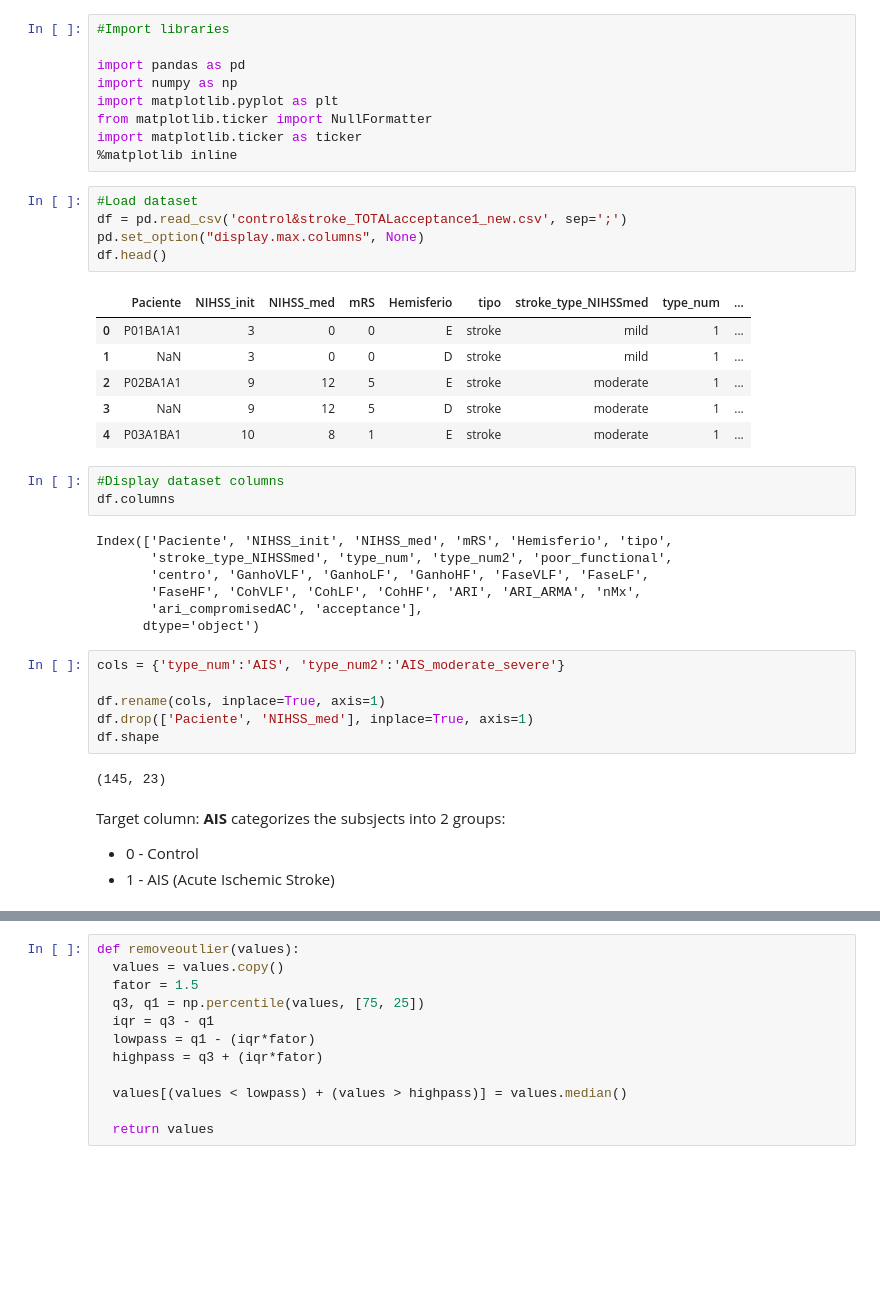
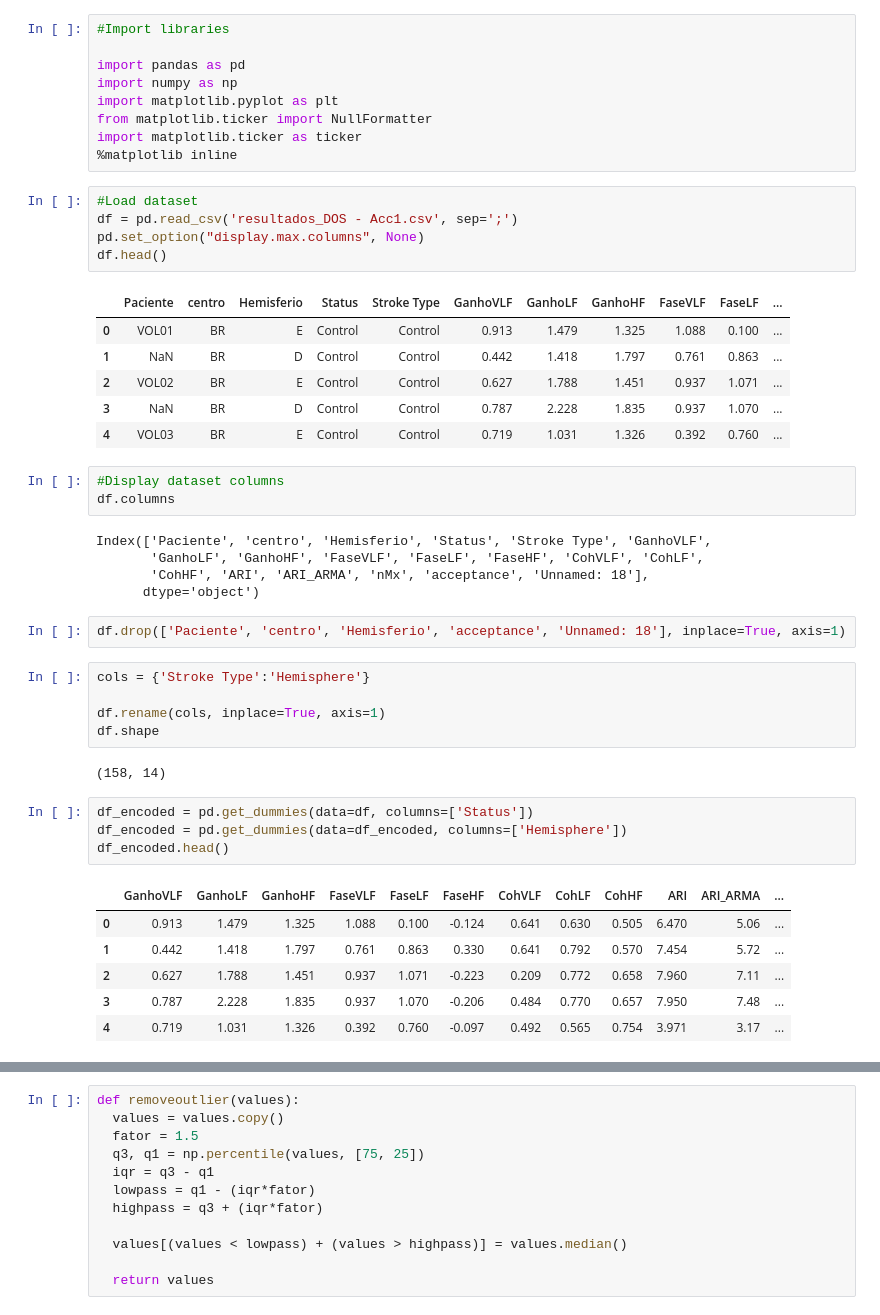
Before and after one commit to Renata-Romanelli/ML_stroke_prediction, a Jupyter notebook: KNN_classifier.ipynb, the cells around one changed output, grey strips where cells are left out. Saved outputs shown, nothing was run; the diff lists cells and outputs as text; blank space fills up the shorter version.

```diff
--- a/KNN_classifier.ipynb
+++ b/KNN_classifier.ipynb
@@ -19,35 +19,41 @@ import matplotlib.ticker as ticker
 %matplotlib inline
 # %%
 #Load dataset
-df = pd.read_csv('control&stroke_TOTALacceptance1_new.csv', sep=';')
+df = pd.read_csv('resultados_DOS - Acc1.csv', sep=';')
 pd.set_option("display.max.columns", None)
 df.head()
 # %% [output]
-|  | Paciente | NIHSS_init | NIHSS_med | mRS | Hemisferio | tipo | stroke_type_NIHSSmed | type_num | ... |
-| 0 | P01BA1A1 | 3 | 0 | 0 | E | stroke | mild | 1 | ... |
-| 1 | NaN | 3 | 0 | 0 | D | stroke | mild | 1 | ... |
-| 2 | P02BA1A1 | 9 | 12 | 5 | E | stroke | moderate | 1 | ... |
-| 3 | NaN | 9 | 12 | 5 | D | stroke | moderate | 1 | ... |
-| 4 | P03A1BA1 | 10 | 8 | 1 | E | stroke | moderate | 1 | ... |
+|  | Paciente | centro | Hemisferio | Status | Stroke Type | GanhoVLF | GanhoLF | GanhoHF | FaseVLF | FaseLF | ... |
+| 0 | VOL01 | BR | E | Control | Control | 0.913 | 1.479 | 1.325 | 1.088 | 0.100 | ... |
+| 1 | NaN | BR | D | Control | Control | 0.442 | 1.418 | 1.797 | 0.761 | 0.863 | ... |
+| 2 | VOL02 | BR | E | Control | Control | 0.627 | 1.788 | 1.451 | 0.937 | 1.071 | ... |
+| 3 | NaN | BR | D | Control | Control | 0.787 | 2.228 | 1.835 | 0.937 | 1.070 | ... |
+| 4 | VOL03 | BR | E | Control | Control | 0.719 | 1.031 | 1.326 | 0.392 | 0.760 | ... |
 # %%
 #Display dataset columns
 df.columns
 # %% [output]
-Index(['Paciente', 'NIHSS_init', 'NIHSS_med', 'mRS', 'Hemisferio', 'tipo',
-       'stroke_type_NIHSSmed', 'type_num', 'type_num2', 'poor_functional',
-       'centro', 'GanhoVLF', 'GanhoLF', 'GanhoHF', 'FaseVLF', 'FaseLF',
-       'FaseHF', 'CohVLF', 'CohLF', 'CohHF', 'ARI', 'ARI_ARMA', 'nMx',
-       'ari_compromisedAC', 'acceptance'],
+Index(['Paciente', 'centro', 'Hemisferio', 'Status', 'Stroke Type', 'GanhoVLF',
+       'GanhoLF', 'GanhoHF', 'FaseVLF', 'FaseLF', 'FaseHF', 'CohVLF', 'CohLF',
+       'CohHF', 'ARI', 'ARI_ARMA', 'nMx', 'acceptance', 'Unnamed: 18'],
       dtype='object')
+# %%
+df.drop(['Paciente', 'centro', 'Hemisferio', 'acceptance', 'Unnamed: 18'], inplace=True, axis=1)
 # %%
-cols = {'type_num':'AIS', 'type_num2':'AIS_moderate_severe'}
+cols = {'Stroke Type':'Hemisphere'}
 
 df.rename(cols, inplace=True, axis=1)
-df.drop(['Paciente', 'NIHSS_med'], inplace=True, axis=1)
 df.shape
 # %% [output]
-(145, 23)
+(158, 14)
-# %% [markdown]
-Target column:  **AIS** categorizes the subsjects into 2 groups:
-- 0 - Control
-- 1 - AIS (Acute Ischemic Stroke)
+# %%
+df_encoded = pd.get_dummies(data=df, columns=['Status'])
+df_encoded = pd.get_dummies(data=df_encoded, columns=['Hemisphere'])
+df_encoded.head()
+# %% [output]
+|  | GanhoVLF | GanhoLF | GanhoHF | FaseVLF | FaseLF | FaseHF | CohVLF | CohLF | CohHF | ARI | ARI_ARMA | ... |
+| 0 | 0.913 | 1.479 | 1.325 | 1.088 | 0.100 | -0.124 | 0.641 | 0.630 | 0.505 | 6.470 | 5.06 | ... |
+| 1 | 0.442 | 1.418 | 1.797 | 0.761 | 0.863 | 0.330 | 0.641 | 0.792 | 0.570 | 7.454 | 5.72 | ... |
+| 2 | 0.627 | 1.788 | 1.451 | 0.937 | 1.071 | -0.223 | 0.209 | 0.772 | 0.658 | 7.960 | 7.11 | ... |
+| 3 | 0.787 | 2.228 | 1.835 | 0.937 | 1.070 | -0.206 | 0.484 | 0.770 | 0.657 | 7.950 | 7.48 | ... |
+| 4 | 0.719 | 1.031 | 1.326 | 0.392 | 0.760 | -0.097 | 0.492 | 0.565 | 0.754 | 3.971 | 3.17 | ... |
```
Also changed, not shown: parts of 27 cells of this notebook.
